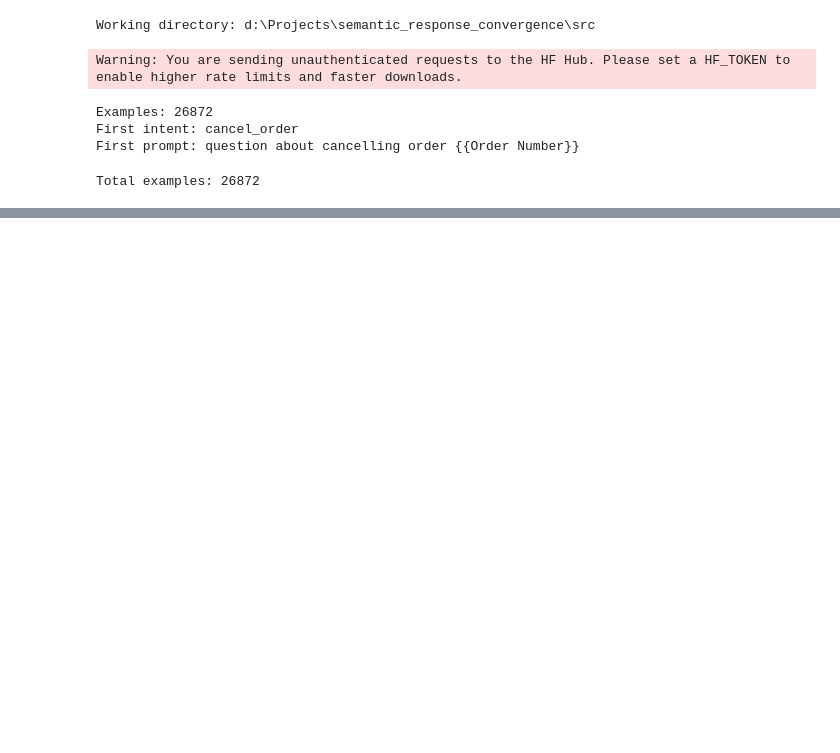
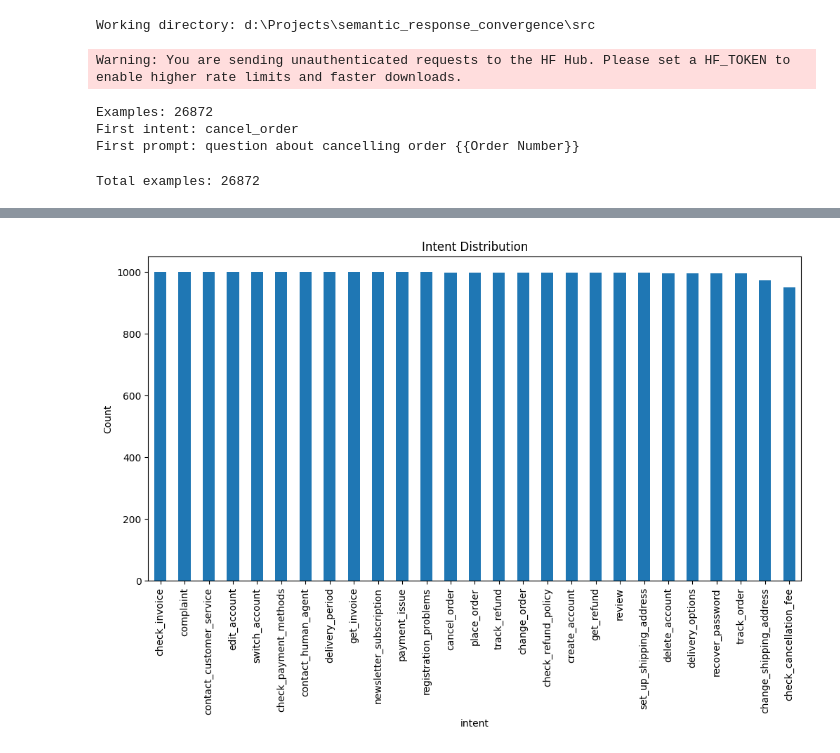
Before and after one commit to farzadismyid/semantic_response_convergence, a Jupyter notebook: src/notebooks/01_bitext_eda.ipynb, the cells around one changed output, grey strips where cells are left out. Saved outputs shown, nothing was run; the diff lists cells and outputs as text; code cells hidden in the pictures; blank space fills up the shorter version.

Commit message:
feat: add dataset EDA framework and notebook analysis

```diff
--- a/src/notebooks/01_bitext_eda.ipynb
+++ b/src/notebooks/01_bitext_eda.ipynb
@@ -38,3 +38,16 @@ examples = load_bitext_prompt_examples()
 print(f"Total examples: {len(examples)}")
 # %% [output]
 Total examples: 26872
+# %%
+df = pd.DataFrame(
+    [
+        {
+            "intent": e.intent,
+            "prompt": e.prompt,
+            "response": e.response,
+        }
+        for e in examples
+    ]
+)
+
+df.head()
@@ -40,0 +80,8 @@ Total examples: 26872
+# %%
+intent_counts = (
+    df.intent
+      .value_counts()
+      .sort_values(ascending=False)
+)
+
+intent_counts.head(10)
@@ -40,0 +101,10 @@ Total examples: 26872
+# %%
+plt.figure(figsize=(12,6))
+
+intent_counts.plot(kind="bar")
+
+plt.title("Intent Distribution")
+plt.ylabel("Count")
+plt.show()
+# %% [output]
+[figure, added]
```
Also changed, not shown: parts of 11 cells of this notebook.
